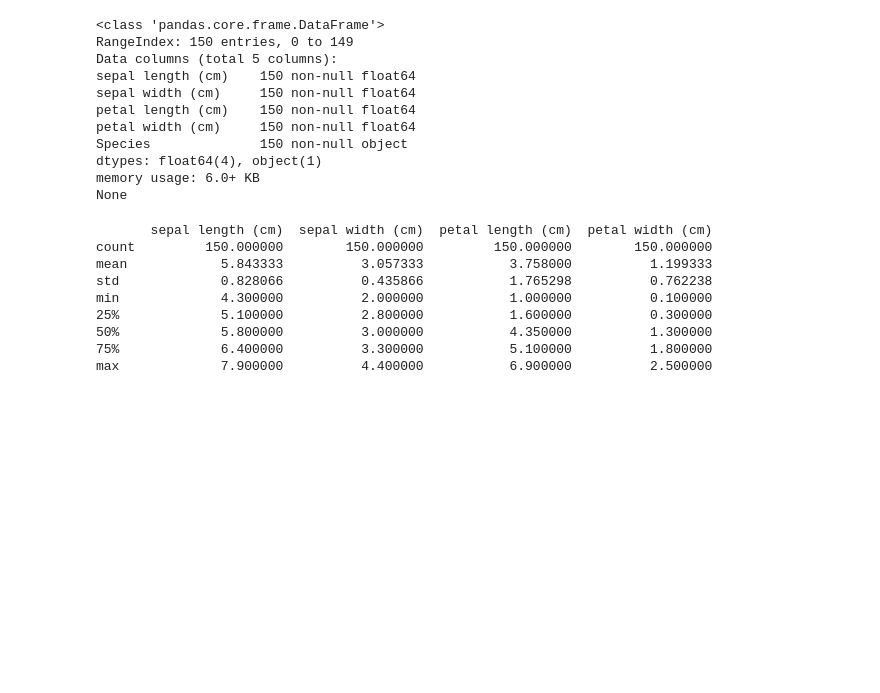
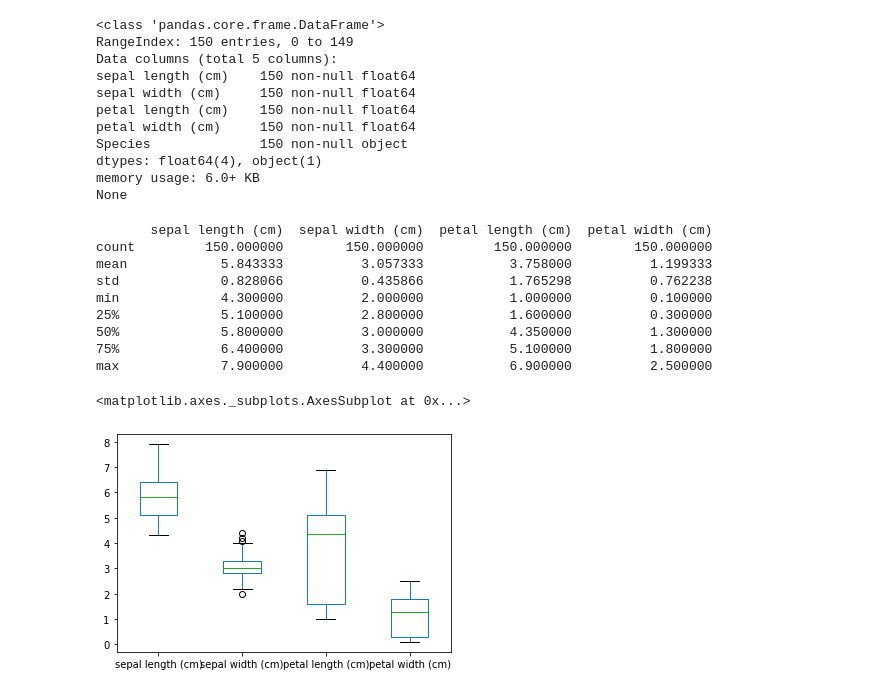
Before and after one commit to mariettas/panda_projects, a Jupyter notebook: Iris.ipynb, the cells around one changed output. Saved outputs shown, nothing was run; the diff lists cells and outputs as text; code cells hidden in the pictures; blank space fills up the shorter version.

```diff
--- a/Iris.ipynb
+++ b/Iris.ipynb
@@ -98,3 +98,8 @@ min             4.300000          2.000000           1.000000          0.100000
 50%             5.800000          3.000000           4.350000          1.300000
 75%             6.400000          3.300000           5.100000          1.800000
 max             7.900000          4.400000           6.900000          2.500000
+# %%
+df.plot(kind='box', sharex=False, sharey=False)
+# %% [output]
+<matplotlib.axes._subplots.AxesSubplot at 0x...>
+[figure, added]
```
Also changed, not shown: parts of 25 cells of this notebook.
